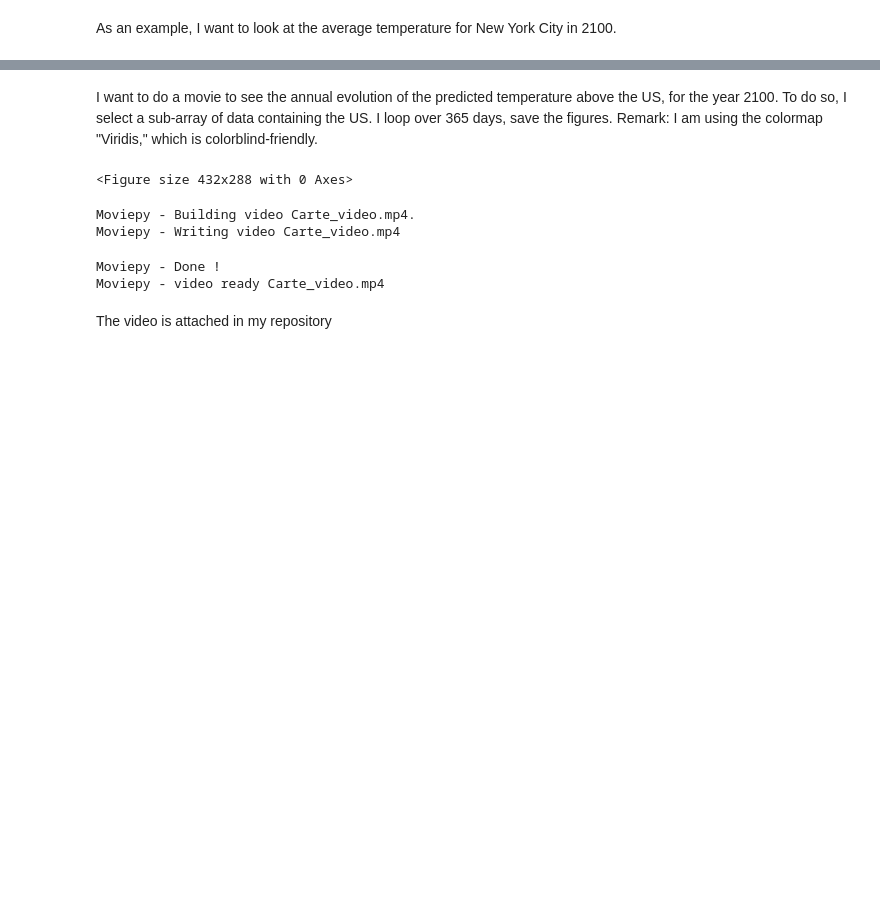
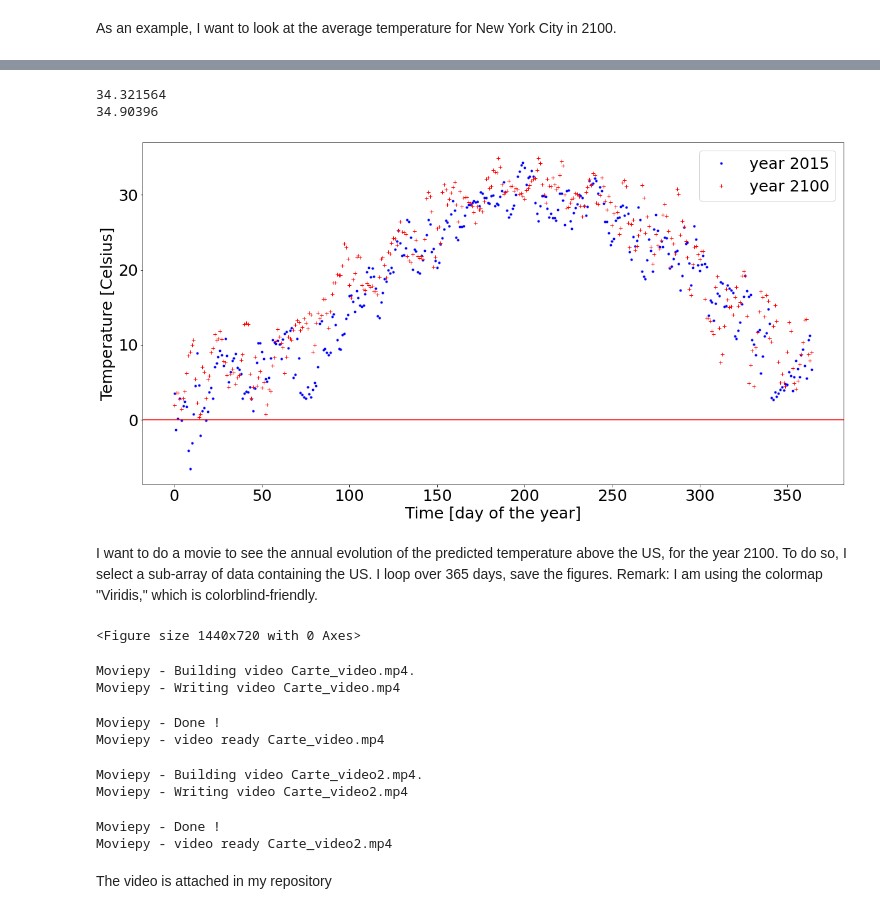
Before and after one commit to alexandrebelli/Data-Science-Porject-in-Progress-, a Jupyter notebook: temperture_prediction.ipynb, the cells around one changed output, grey strips where cells are left out. Cells and saved outputs as stored; diff of their text form; code cells hidden in the pictures; blank space fills up the shorter version.

```diff
--- a/temperture_prediction.ipynb
+++ b/temperture_prediction.ipynb
@@ -55,3 +48,27 @@ temp1d.plot() #plotting the annual temperature variation for New York City, pred
+# %%
+val_2015 = temp1d2015.values
+val_2100 = temp1d.values
+plt.rcParams['figure.figsize'] = [20, 10] #bigger plot window
+
+
+plt.plot(val_2015,'b.',label= 'year 2015')
+plt.plot(val_2100,'r+',label= 'year 2100')
+plt.axline((1, 0), (0, 0),slope=None,color='r')
+
+plt.ylabel('Temperature [Celsius]',fontsize=25)
+plt.yticks(fontsize=25)
+plt.xlabel('Time [day of the year]',fontsize=25)
+plt.xticks(fontsize=25)
+plt.legend(fontsize = 25)
+plt.savefig('Temperature_NYC_2015vs2100.png',dpi=400)
+
+
+print(max(val_2015))
+print(max(val_2100))
+# %% [output]
+34.321564
+34.90396
+[figure, added]
 # %% [markdown]
 I want to do a movie to see the annual evolution of the predicted temperature above the US, for the year 2100.
 To do so, I select a sub-array of data containing the US. I loop over 365 days, save the figures.
@@ -66,24 +83,45 @@ for i in range(364):
 
     plt.savefig('Images/carte%03d.png'%(i)) #saving the figures
     plt.clf() #clearing the plot to avoid juxtaposition
+
+for i in range(364):
+    ax = plt.axes(projection=ccrs.PlateCarree()) #using Cartopy and the Plate Carree projection
+    ax.coastlines() #adding the costlines
+    #slicing the dataset over the US
+    ds2['tasmax'][i].sel(lon=slice(230, 300), lat=slice(20, 60)).plot(cmap='viridis', cbar_kwargs={'shrink': 0.8, 'label': 'Kelvin'})
+
+    plt.savefig('Images2/carte%03d.png'%(i)) #saving the figures
+    plt.clf() #clearing the plot to avoid juxtaposition
 # %% [output]
-<Figure size 432x288 with 0 Axes>
+<Figure size 1440x720 with 0 Axes>
 # %%
 import os
 import moviepy.video.io.ImageSequenceClip
 from natsort import natsorted
 image_folder='Images'
+image_folder2='Images2'
+
+
 fps=24 #frame per second
 
 image_files = [image_folder+'/'+img for img in os.listdir(image_folder) if img.endswith(".png")] #finding the saved pictures
 image_files = natsorted(image_files,reverse=False) #Sorting the images in order (chronologicaly from January to December 2100)
 clip = moviepy.video.io.ImageSequenceClip.ImageSequenceClip(image_files, fps=fps)
 clip.write_videofile('Carte_video.mp4')
+
+image_files2 = [image_folder2+'/'+img for img in os.listdir(image_folder2) if img.endswith(".png")] #finding the saved pictures
+image_files2 = natsorted(image_files2,reverse=False) #Sorting the images in order (chronologicaly from January to December 2100)
+clip = moviepy.video.io.ImageSequenceClip.ImageSequenceClip(image_files2, fps=fps)
+clip.write_videofile('Carte_video2.mp4')
 # %% [output]
 Moviepy - Building video Carte_video.mp4.
 Moviepy - Writing video Carte_video.mp4
 Moviepy - Done !
 Moviepy - video ready Carte_video.mp4
+Moviepy - Building video Carte_video2.mp4.
+Moviepy - Writing video Carte_video2.mp4
+Moviepy - Done !
+Moviepy - video ready Carte_video2.mp4
 # %% [markdown]
 The video is attached in my repository
 # %%
```
Also changed, not shown: parts of 2 cells of this notebook, 3 other files.
